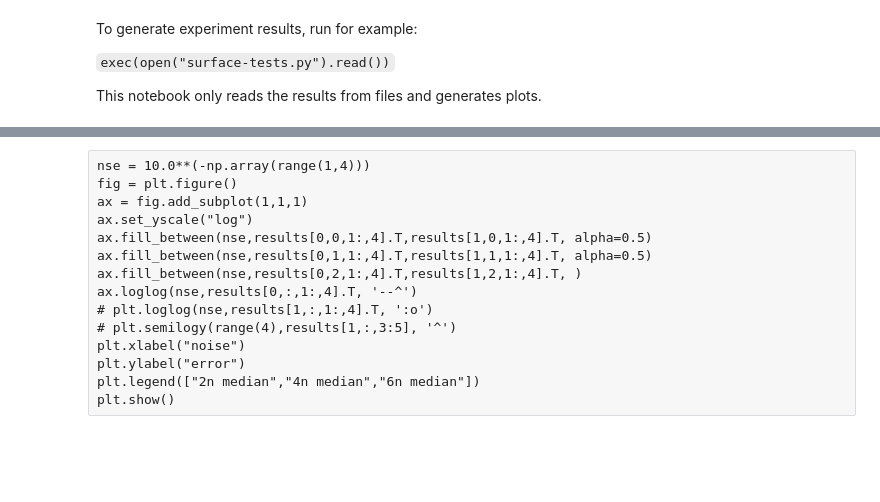
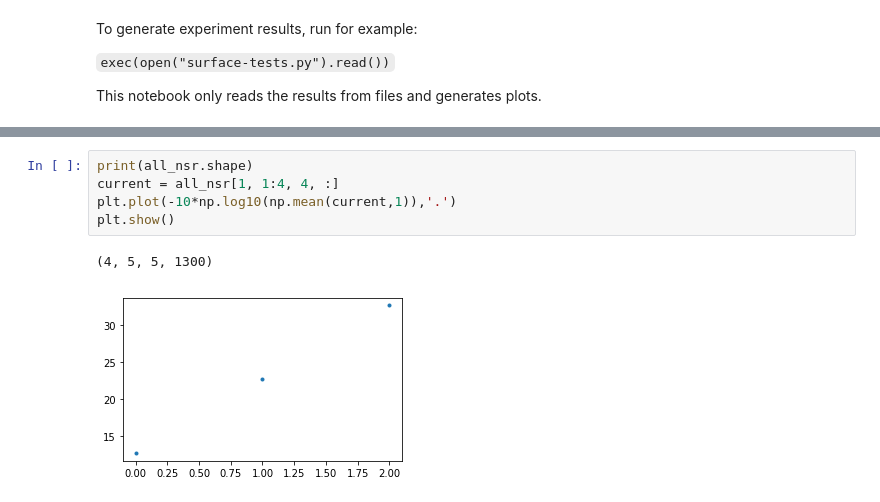
Before and after one commit to LCAV/surface-reconstruction, a Jupyter notebook: experiments-results.ipynb, the cells around one changed output, grey strips where cells are left out. Saved outputs shown, nothing was run; the diff lists cells and outputs as text; blank space fills up the shorter version.

```diff
--- a/experiments-results.ipynb
+++ b/experiments-results.ipynb
@@ -100,15 +110,8 @@ plt.show()
-# %% [raw]
-nse = 10.0**(-np.array(range(1,4)))
-fig = plt.figure()
-ax = fig.add_subplot(1,1,1)
-ax.set_yscale("log")
-ax.fill_between(nse,results[0,0,1:,4].T,results[1,0,1:,4].T, alpha=0.5)
-ax.fill_between(nse,results[0,1,1:,4].T,results[1,1,1:,4].T, alpha=0.5)
-ax.fill_between(nse,results[0,2,1:,4].T,results[1,2,1:,4].T, )
-ax.loglog(nse,results[0,:,1:,4].T, '--^')
-# plt.loglog(nse,results[1,:,1:,4].T, ':o')
-# plt.semilogy(range(4),results[1,:,3:5], '^')
-plt.xlabel("noise")
-plt.ylabel("error")
-plt.legend(["2n median","4n median","6n median"])
-plt.show()
+# %%
+print(all_nsr.shape)
+current = all_nsr[1, 1:4, 4, :]
+plt.plot(-10*np.log10(np.mean(current,1)),'.')
+plt.show()
+# %% [output]
+(4, 5, 5, 1300)
+[figure, added]
```
Also changed, not shown: parts of 11 cells of this notebook, 4 other files.
